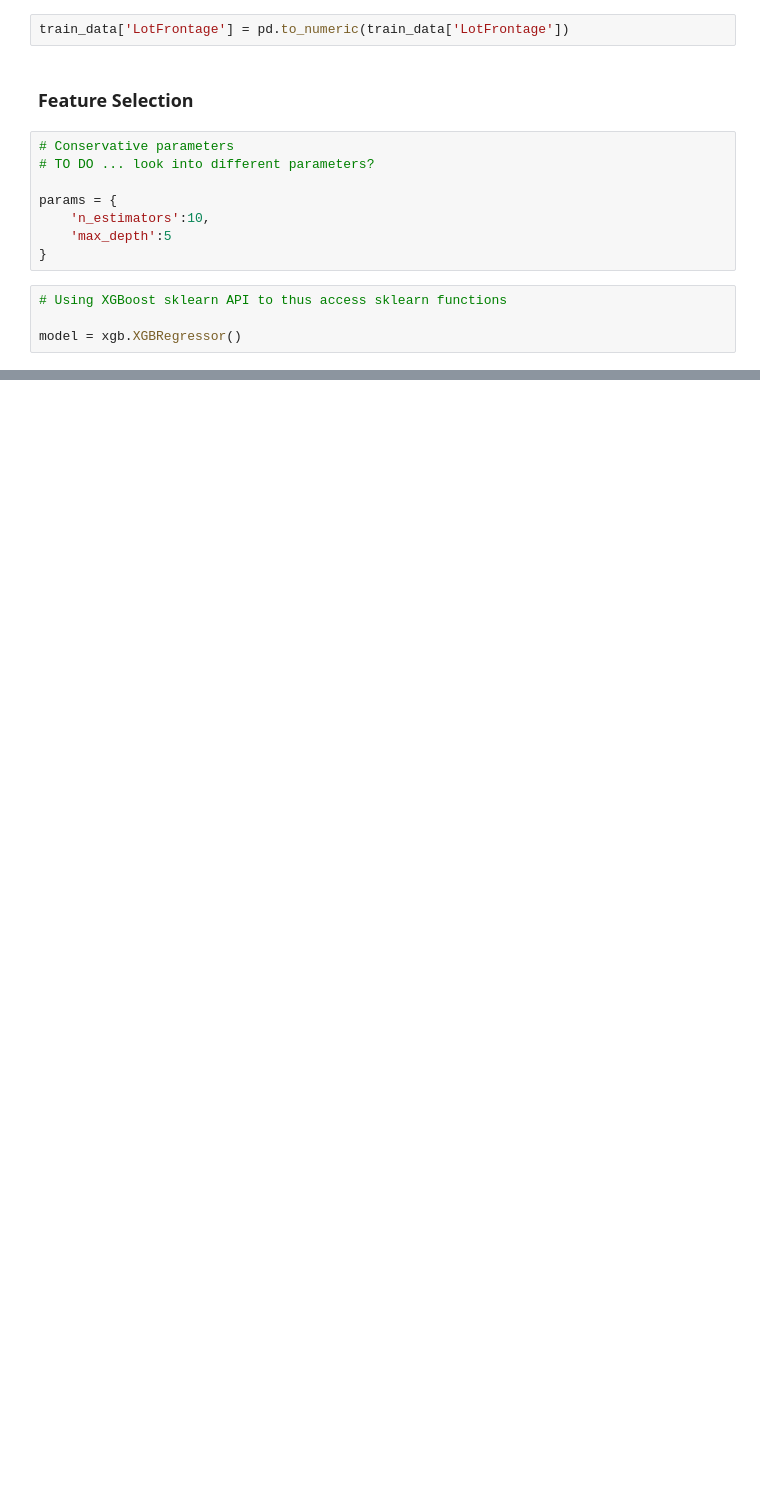
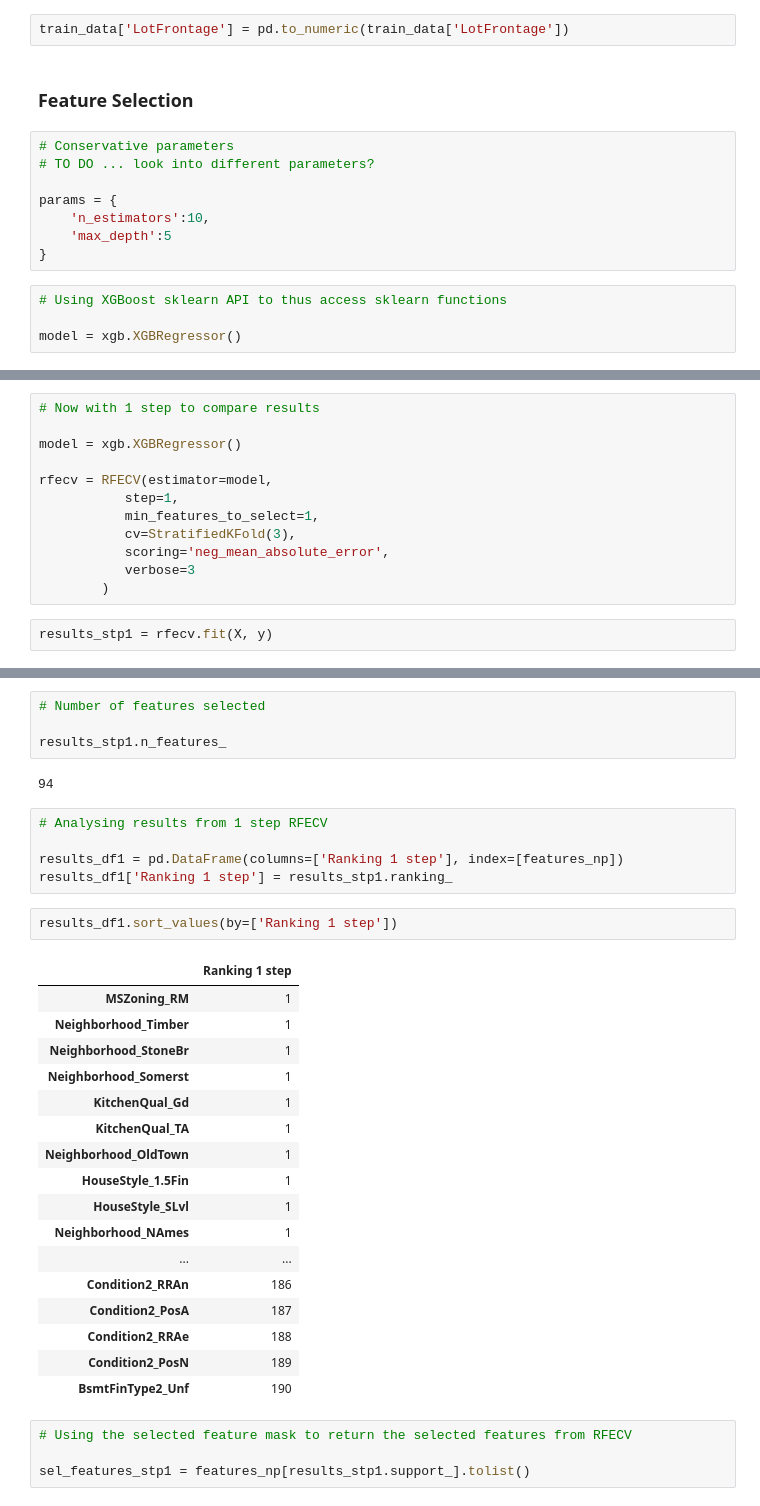
Before and after one commit to alexnaylor99/House-Prices---Advanced-Regression-Techniques, a Jupyter notebook: 2-Feature Selection.ipynb, the cells around one changed output, grey strips where cells are left out. Cells and saved outputs as stored; diff of their text form; blank space fills up the shorter version.

```diff
--- a/2-Feature Selection.ipynb
+++ b/2-Feature Selection.ipynb
@@ -166,0 +168,14 @@ AttributeError: 'numpy.ndarray' object has no attribute 'columns'
+# %%
+# Now with 1 step to compare results
+
+model = xgb.XGBRegressor()
+
+rfecv = RFECV(estimator=model,
+           step=1,
+           min_features_to_select=1,
+           cv=StratifiedKFold(3),
+           scoring='neg_mean_absolute_error',
+           verbose=3
+        )
+# %%
+results_stp1 = rfecv.fit(X, y)
@@ -166,0 +200,35 @@ AttributeError: 'numpy.ndarray' object has no attribute 'columns'
+# %%
+# Number of features selected
+
+results_stp1.n_features_
+# %% [output]
+94
+# %%
+# Analysing results from 1 step RFECV
+
+results_df1 = pd.DataFrame(columns=['Ranking 1 step'], index=[features_np])
+results_df1['Ranking 1 step'] = results_stp1.ranking_
+# %%
+results_df1.sort_values(by=['Ranking 1 step'])
+# %% [output]
+|  | Ranking 1 step |
+| MSZoning_RM | 1 |
+| Neighborhood_Timber | 1 |
+| Neighborhood_StoneBr | 1 |
+| Neighborhood_Somerst | 1 |
+| KitchenQual_Gd | 1 |
+| KitchenQual_TA | 1 |
+| Neighborhood_OldTown | 1 |
+| HouseStyle_1.5Fin | 1 |
+| HouseStyle_SLvl | 1 |
+| Neighborhood_NAmes | 1 |
+| ... | ... |
+| Condition2_RRAn | 186 |
+| Condition2_PosA | 187 |
+| Condition2_RRAe | 188 |
+| Condition2_PosN | 189 |
+| BsmtFinType2_Unf | 190 |
+# %%
+# Using the selected feature mask to return the selected features from RFECV
+
+sel_features_stp1 = features_np[results_stp1.support_].tolist()
```
Also changed, not shown: parts of 20 cells of this notebook, 2 other files.
